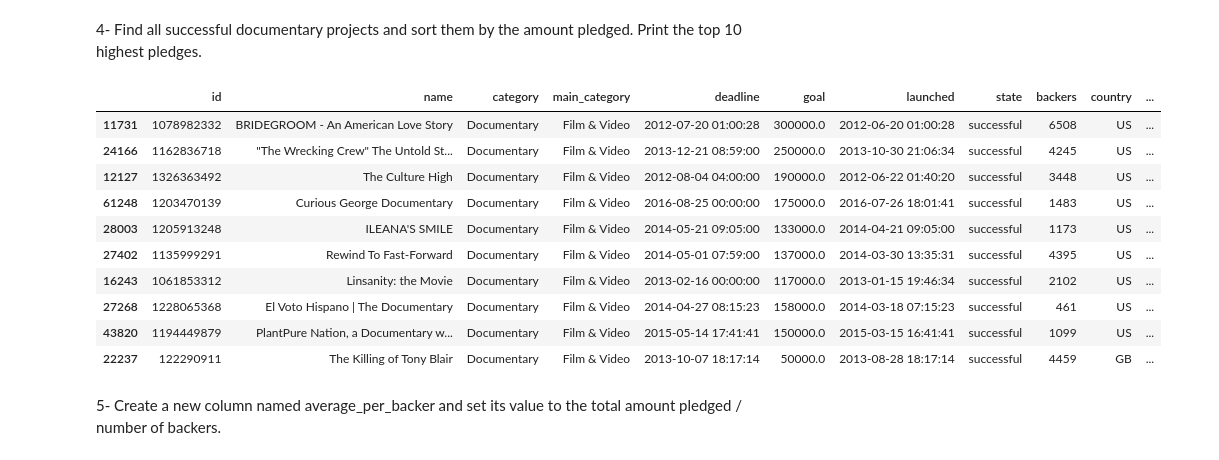
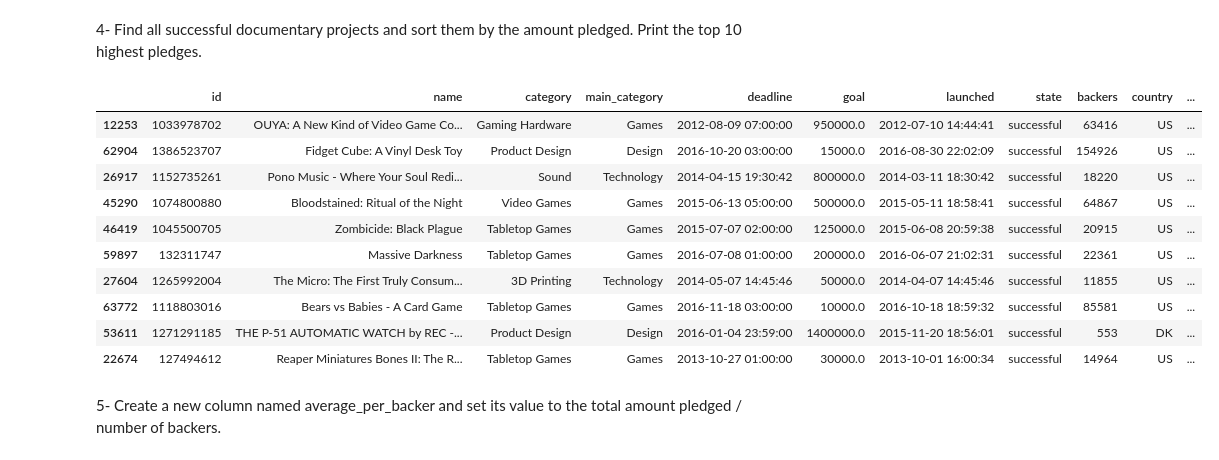
Before and after one commit to LingjieHe/DS_Bootcamp_assignment, a Jupyter notebook: 2_introduction_to_Python/Pandas_Assignment.ipynb, the cells around one changed output. Saved outputs shown, nothing was run; the diff lists cells and outputs as text; code cells hidden in the pictures.

```diff
--- a/2_introduction_to_Python/Pandas_Assignment.ipynb
+++ b/2_introduction_to_Python/Pandas_Assignment.ipynb
@@ -58,20 +58,20 @@ dtype: bool
 # %% [markdown]
 4- Find all successful documentary projects and sort them by the amount pledged. Print the top 10 highest pledges.
 # %%
-doc = df[df["category"]=='Documentary'].sort_values("pledged",ascending=False)
+doc = df[(df["state"]=='successful')].sort_values("pledged",ascending=False)
 doc.head(10)
 # %% [output]
 |  | id | name | category | main_category | deadline | goal | launched | state | backers | country | ... |
-| 11731 | 1078982332 | BRIDEGROOM - An American Love Story | Documentary | Film & Video | 2012-07-20 01:00:28 | 300000.0 | 2012-06-20 01:00:28 | successful | 6508 | US | ... |
-| 24166 | 1162836718 | "The Wrecking Crew" The Untold St... | Documentary | Film & Video | 2013-12-21 08:59:00 | 250000.0 | 2013-10-30 21:06:34 | successful | 4245 | US | ... |
-| 12127 | 1326363492 | The Culture High | Documentary | Film & Video | 2012-08-04 04:00:00 | 190000.0 | 2012-06-22 01:40:20 | successful | 3448 | US | ... |
-| 61248 | 1203470139 | Curious George Documentary | Documentary | Film & Video | 2016-08-25 00:00:00 | 175000.0 | 2016-07-26 18:01:41 | successful | 1483 | US | ... |
-| 28003 | 1205913248 | ILEANA'S SMILE | Documentary | Film & Video | 2014-05-21 09:05:00 | 133000.0 | 2014-04-21 09:05:00 | successful | 1173 | US | ... |
-| 27402 | 1135999291 | Rewind To Fast-Forward | Documentary | Film & Video | 2014-05-01 07:59:00 | 137000.0 | 2014-03-30 13:35:31 | successful | 4395 | US | ... |
-| 16243 | 1061853312 | Linsanity: the Movie | Documentary | Film & Video | 2013-02-16 00:00:00 | 117000.0 | 2013-01-15 19:46:34 | successful | 2102 | US | ... |
-| 27268 | 1228065368 | El Voto Hispano | The Documentary | Documentary | Film & Video | 2014-04-27 08:15:23 | 158000.0 | 2014-03-18 07:15:23 | successful | 461 | US | ... |
-| 43820 | 1194449879 | PlantPure Nation, a Documentary w... | Documentary | Film & Video | 2015-05-14 17:41:41 | 150000.0 | 2015-03-15 16:41:41 | successful | 1099 | US | ... |
-| 22237 | 122290911 | The Killing of Tony Blair | Documentary | Film & Video | 2013-10-07 18:17:14 | 50000.0 | 2013-08-28 18:17:14 | successful | 4459 | GB | ... |
+| 12253 | 1033978702 | OUYA: A New Kind of Video Game Co... | Gaming Hardware | Games | 2012-08-09 07:00:00 | 950000.0 | 2012-07-10 14:44:41 | successful | 63416 | US | ... |
+| 62904 | 1386523707 | Fidget Cube: A Vinyl Desk Toy | Product Design | Design | 2016-10-20 03:00:00 | 15000.0 | 2016-08-30 22:02:09 | successful | 154926 | US | ... |
+| 26917 | 1152735261 | Pono Music - Where Your Soul Redi... | Sound | Technology | 2014-04-15 19:30:42 | 800000.0 | 2014-03-11 18:30:42 | successful | 18220 | US | ... |
+| 45290 | 1074800880 | Bloodstained: Ritual of the Night | Video Games | Games | 2015-06-13 05:00:00 | 500000.0 | 2015-05-11 18:58:41 | successful | 64867 | US | ... |
+| 46419 | 1045500705 | Zombicide: Black Plague | Tabletop Games | Games | 2015-07-07 02:00:00 | 125000.0 | 2015-06-08 20:59:38 | successful | 20915 | US | ... |
+| 59897 | 132311747 | Massive Darkness | Tabletop Games | Games | 2016-07-08 01:00:00 | 200000.0 | 2016-06-07 21:02:31 | successful | 22361 | US | ... |
+| 27604 | 1265992004 | The Micro: The First Truly Consum... | 3D Printing | Technology | 2014-05-07 14:45:46 | 50000.0 | 2014-04-07 14:45:46 | successful | 11855 | US | ... |
+| 63772 | 1118803016 | Bears vs Babies - A Card Game | Tabletop Games | Games | 2016-11-18 03:00:00 | 10000.0 | 2016-10-18 18:59:32 | successful | 85581 | US | ... |
+| 53611 | 1271291185 | THE P-51 AUTOMATIC WATCH by REC -... | Product Design | Design | 2016-01-04 23:59:00 | 1400000.0 | 2015-11-20 18:56:01 | successful | 553 | DK | ... |
+| 22674 | 127494612 | Reaper Miniatures Bones II: The R... | Tabletop Games | Games | 2013-10-27 01:00:00 | 30000.0 | 2013-10-01 16:00:34 | successful | 14964 | US | ... |
 # %% [markdown]
 5- Create a new column named average_per_backer and set its value to the total amount pledged / number of backers.
 # %%
```
Also changed, not shown: parts of 16 cells of this notebook, 1 other file.
